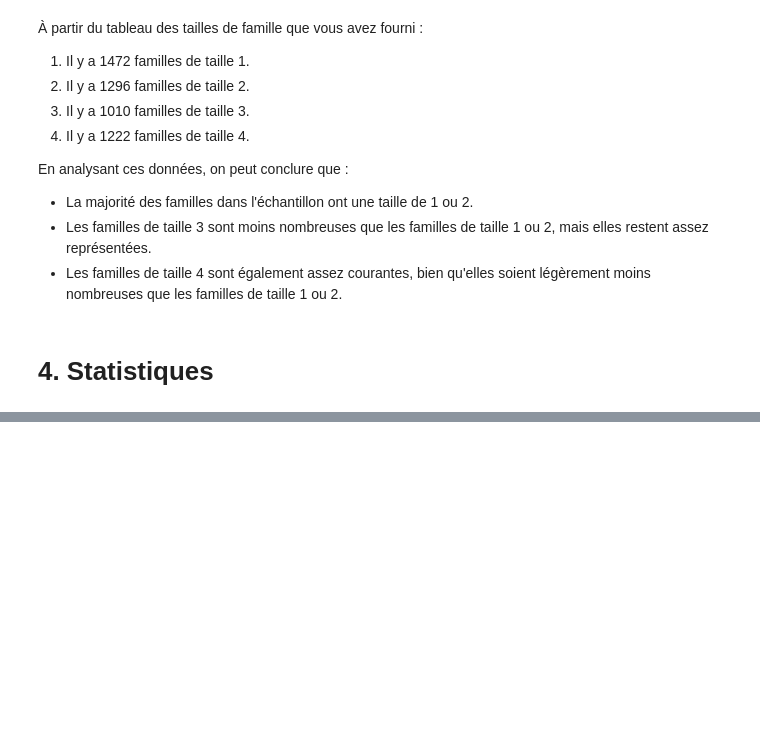
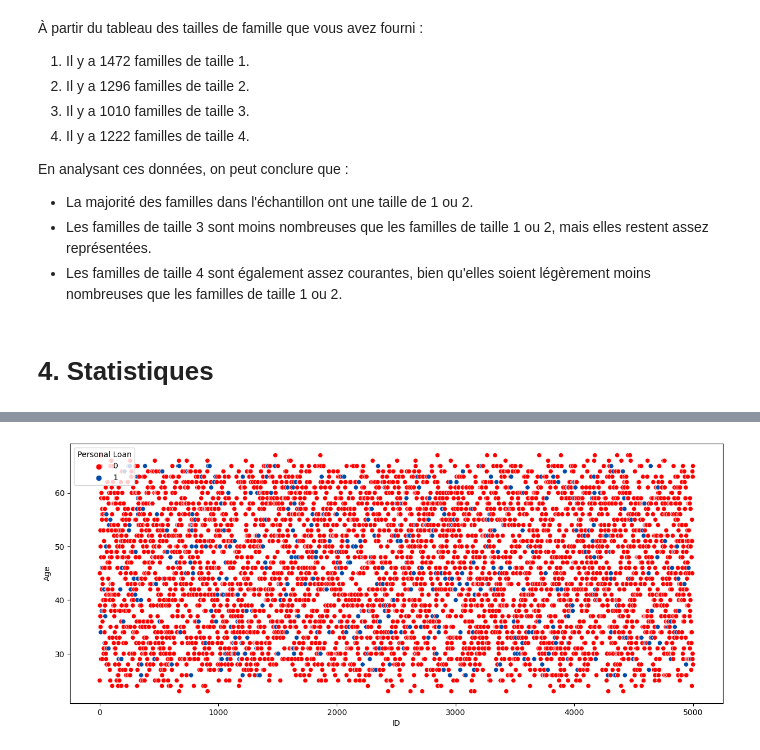
Before and after one commit to ImadElMaftouhi/Projet_dataMining, a Jupyter notebook: clustering.ipynb, the cells around one changed output, grey strips where cells are left out. Cells and saved outputs as stored; diff of their text form; code cells hidden in the pictures; blank space fills up the shorter version.

```diff
--- a/clustering.ipynb
+++ b/clustering.ipynb
@@ -458,0 +572,3 @@ En analysant ces données, on peut conclure que :
+# %%
+loan_age = df[subset := ['Personal Loan', 'Age', 'ID']].set_index(keys = 'ID')
+loan_age.head(30).T
@@ -458,0 +593,8 @@ En analysant ces données, on peut conclure que :
+# %%
+plt.figure(figsize = (15,6))
+
+sns.scatterplot(data = loan_age, x = loan_age.index , y = 'Age', hue = 'Personal Loan', palette = ['red', '#004BA8'])
+
+plt.show()
+# %% [output]
+[figure, added]
```
Also changed, not shown: parts of 24 cells of this notebook.
